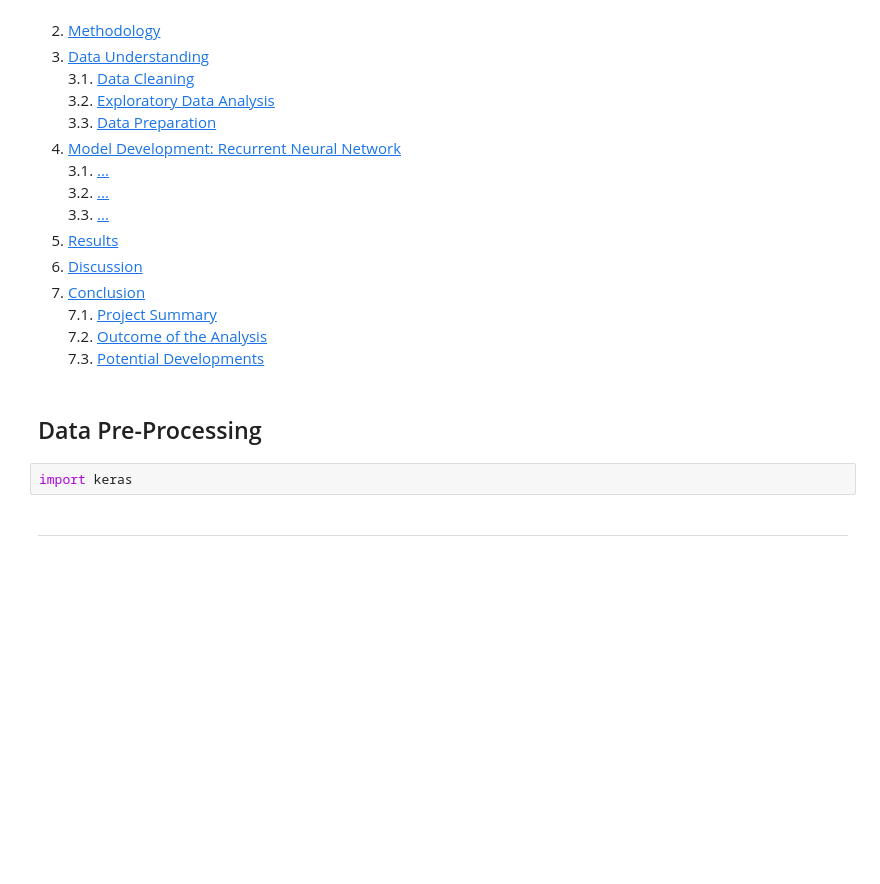
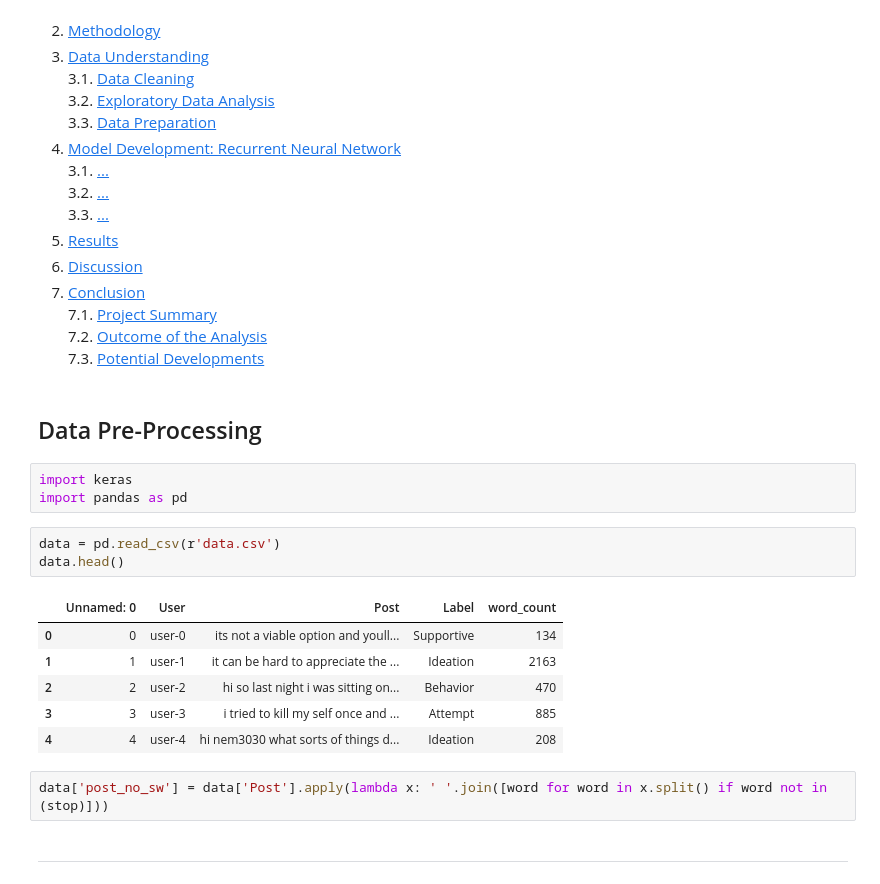
Before and after one commit to SebastianoDenegri/Targeted_Suicide_Intervention, a Jupyter notebook: Reddit_Users_Classification_part_2.ipynb, the cells around one changed output. Drawn from its saved outputs; the diff is of its cells as text; blank space fills up the shorter version.

```diff
--- a/Reddit_Users_Classification_part_2.ipynb
+++ b/Reddit_Users_Classification_part_2.ipynb
@@ -29,6 +29,19 @@
 ## Data Pre-Processing
 # %%
 import keras
+import pandas as pd
+# %%
+data = pd.read_csv(r'data.csv')
+data.head()
+# %% [output]
+|  | Unnamed: 0 | User | Post | Label | word_count |
+| 0 | 0 | user-0 | its not a viable option and youll... | Supportive | 134 |
+| 1 | 1 | user-1 | it can be hard to appreciate the ... | Ideation | 2163 |
+| 2 | 2 | user-2 | hi so last night i was sitting on... | Behavior | 470 |
+| 3 | 3 | user-3 | i tried to kill my self once and ... | Attempt | 885 |
+| 4 | 4 | user-4 | hi nem3030 what sorts of things d... | Ideation | 208 |
+# %%
+data['post_no_sw'] = data['Post'].apply(lambda x: ' '.join([word for word in x.split() if word not in (stop)]))
 # %% [markdown]
 ---
 # %% [markdown]
```
Also changed, not shown: 2 other files.
